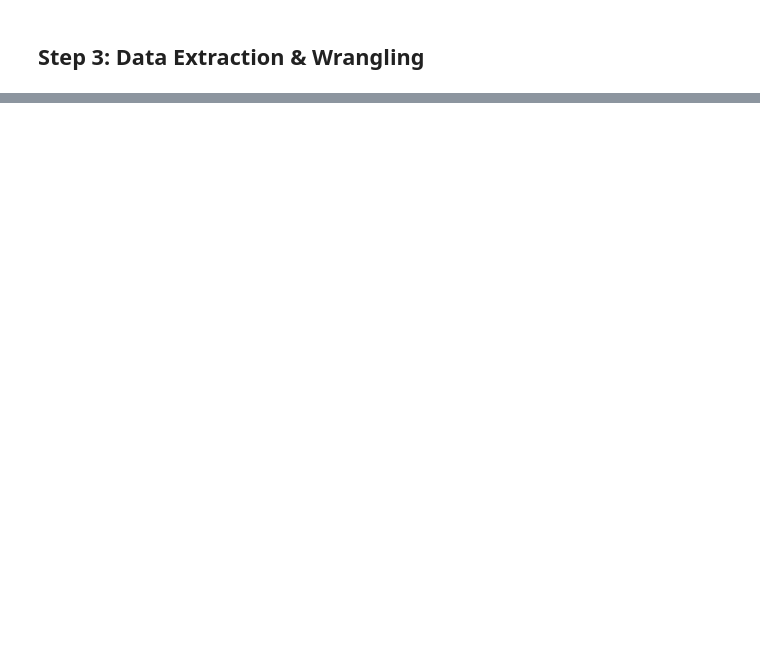
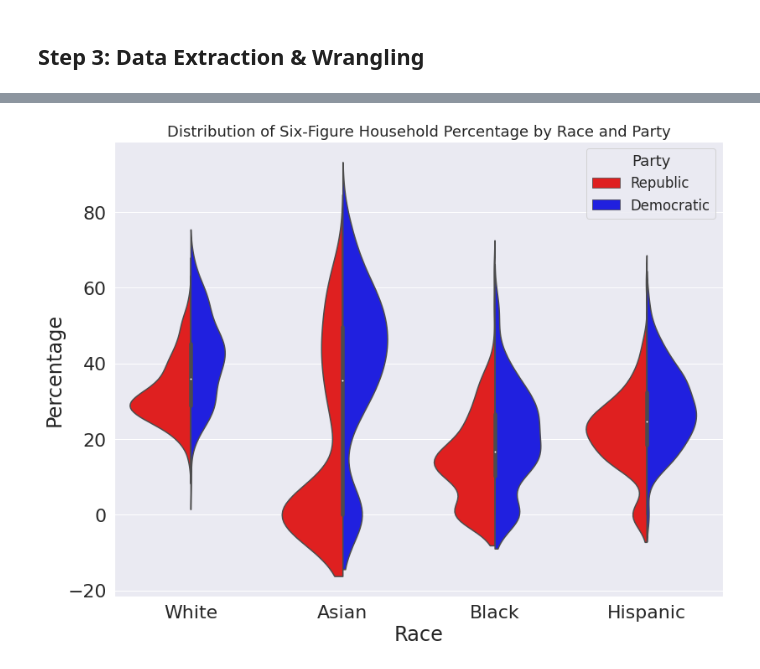
Before and after one commit to phengangchiv/AWS_course, a Jupyter notebook: Congressional_Analysis_Revised.ipynb, the cells around one changed output, grey strips where cells are left out. Saved outputs shown, nothing was run; the diff lists cells and outputs as text; code cells hidden in the pictures; blank space fills up the shorter version.

```diff
--- a/Congressional_Analysis_Revised.ipynb
+++ b/Congressional_Analysis_Revised.ipynb
@@ -391,0 +334,8 @@ Add Here
+# %%
+# Filter the dataframe to only include the 'D' and 'R' parties
+df_final2 = df_final[df_final['Party'].isin(['D', 'R'])]
+
+# Rename the party to its full name
+df_final2.loc[df_final2['Party'] == 'D', 'Party'] = 'Democratic'
+df_final2.loc[df_final2['Party'] == 'R', 'Party'] = 'Republic'
+df_final2["Party"].value_counts()
@@ -391,0 +366,14 @@ Add Here
+# %%
+fig, ax = plt.subplots(figsize=(13, 10))
+sns.set(font_scale=2)
+
+
+ax = sns.boxplot(x='Race', y='Proportion', data=df_final2, ax=ax, palette="muted")
+ax = sns.stripplot(x='Race', y='Proportion', data=df_final2, color = "black", jitter=0.2, size=5.5, ax=ax)
+
+# Add a title and labels to the x and y axis
+plt.title("Distribution of the Proportion of Six-Figure Households by Race")
+plt.xlabel("Race")
+plt.ylabel("Percentage")
+
+plt.show()
@@ -391,0 +405,18 @@ Add Here
+# %%
+# Create the violin plot
+fig, ax = plt.subplots(figsize=(13, 10))
+sns.set(font_scale=1.5)
+
+cus_palette = ["red", "blue"]
+#df_final2['Party'] = df_final['Party'].map({'R': 'Republic', 'D': 'Democratic'})
+sns.violinplot(x="Race", y="Proportion", hue="Party", data=df_final2, split=True, palette = cus_palette)
+
+# Add a title and labels to the x and y axis
+plt.title("Distribution of Six-Figure Household Percentage by Race and Party")
+plt.xlabel("Race")
+plt.ylabel("Percentage")
+
+# Show the plot
+plt.show()
+# %% [output]
+[figure, added]
```
Also changed, not shown: parts of 71 cells of this notebook.
